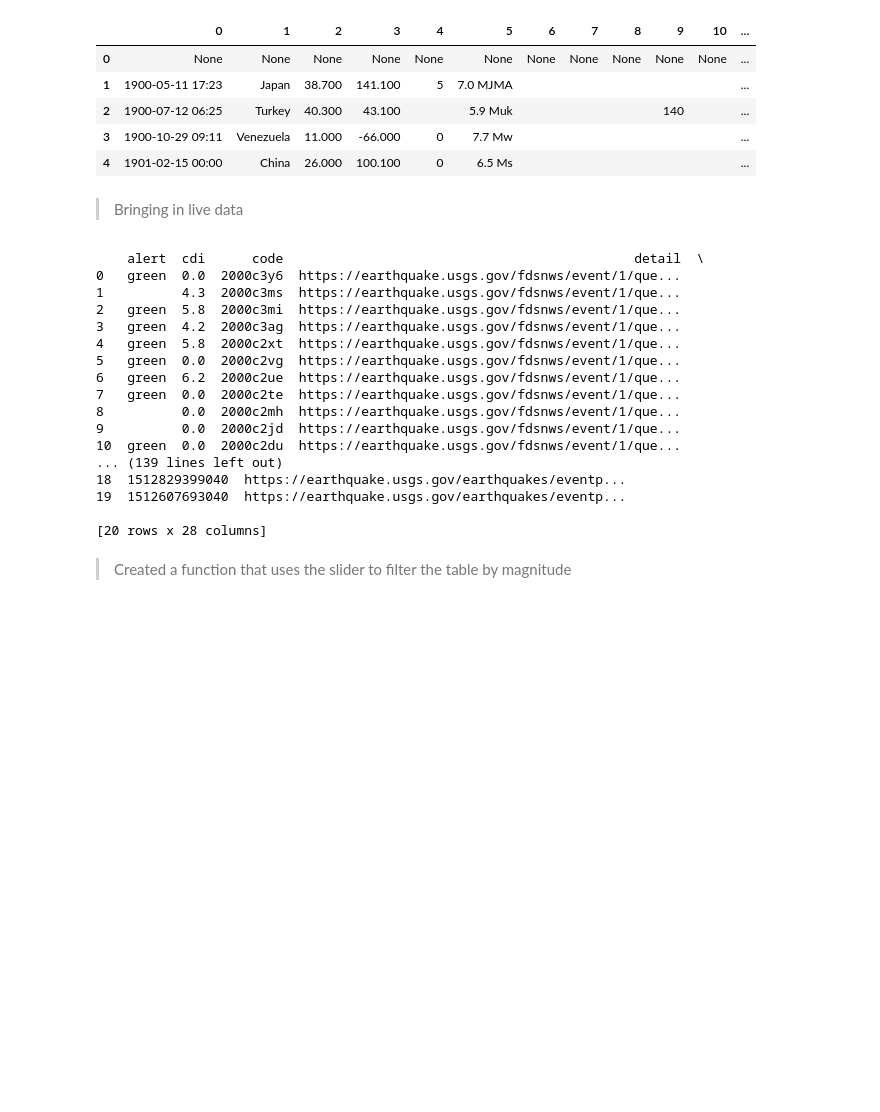
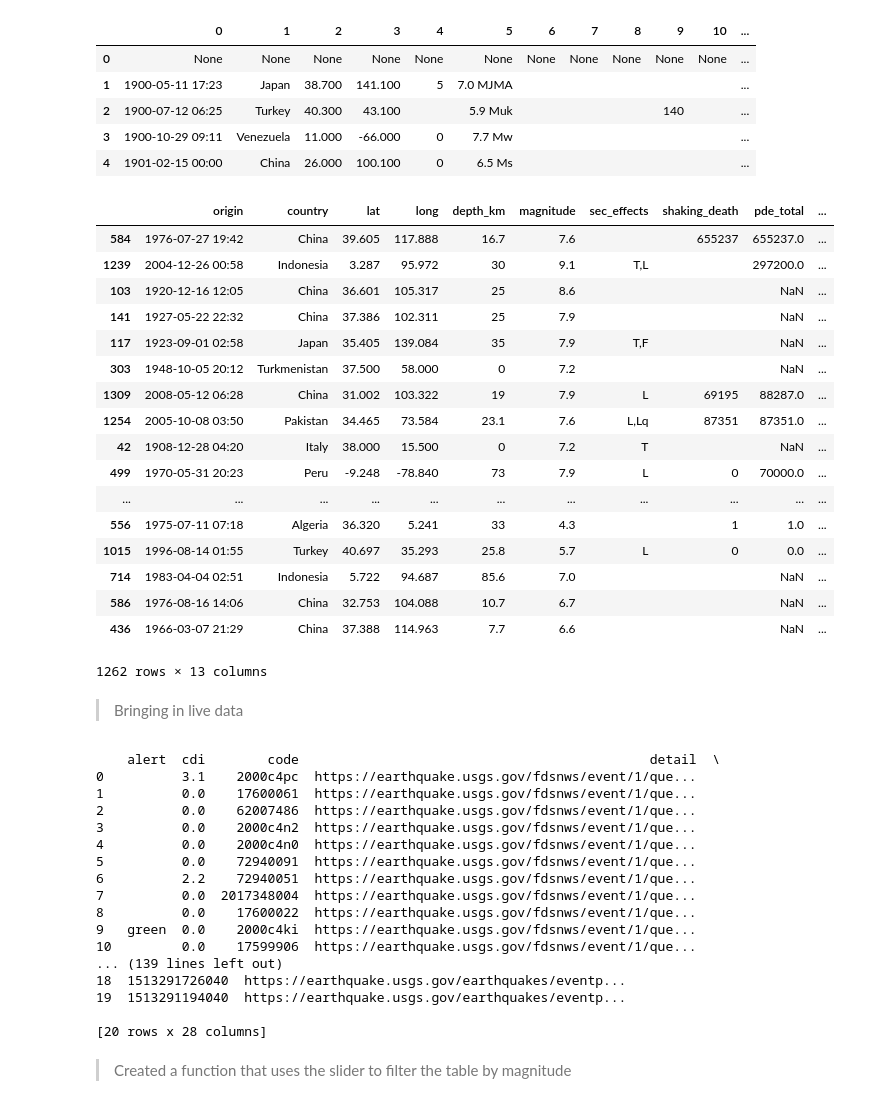
Before and after one commit to shrutijalewar/data-question-3-xtreme-united, a Jupyter notebook: Question 3.ipynb, the cells around one changed output. Cells and saved outputs as stored; diff of their text form; code cells hidden in the pictures; blank space fills up the shorter version.

```diff
--- a/Question 3.ipynb
+++ b/Question 3.ipynb
@@ -126,6 +126,27 @@ eq_df= eq_df.dropna(subset=['lat','long','deaths'])
 float_convert(eq_df, 'lat')
 float_convert(eq_df, 'long')
 float_convert(eq_df, 'deaths')
+# %%
+eq_df.sort_values(by='deaths', ascending=False)
+# %% [output]
+|  | origin | country | lat | long | depth_km | magnitude | sec_effects | shaking_death | pde_total | ... |
+| 584 | 1976-07-27 19:42 | China | 39.605 | 117.888 | 16.7 | 7.6 |  | 655237 | 655237.0 | ... |
+| 1239 | 2004-12-26 00:58 | Indonesia | 3.287 | 95.972 | 30 | 9.1 | T,L |  | 297200.0 | ... |
+| 103 | 1920-12-16 12:05 | China | 36.601 | 105.317 | 25 | 8.6 |  |  | NaN | ... |
+| 141 | 1927-05-22 22:32 | China | 37.386 | 102.311 | 25 | 7.9 |  |  | NaN | ... |
+| 117 | 1923-09-01 02:58 | Japan | 35.405 | 139.084 | 35 | 7.9 | T,F |  | NaN | ... |
+| 303 | 1948-10-05 20:12 | Turkmenistan | 37.500 | 58.000 | 0 | 7.2 |  |  | NaN | ... |
+| 1309 | 2008-05-12 06:28 | China | 31.002 | 103.322 | 19 | 7.9 | L | 69195 | 88287.0 | ... |
+| 1254 | 2005-10-08 03:50 | Pakistan | 34.465 | 73.584 | 23.1 | 7.6 | L,Lq | 87351 | 87351.0 | ... |
+| 42 | 1908-12-28 04:20 | Italy | 38.000 | 15.500 | 0 | 7.2 | T |  | NaN | ... |
+| 499 | 1970-05-31 20:23 | Peru | -9.248 | -78.840 | 73 | 7.9 | L | 0 | 70000.0 | ... |
+| ... | ... | ... | ... | ... | ... | ... | ... | ... | ... | ... |
+| 556 | 1975-07-11 07:18 | Algeria | 36.320 | 5.241 | 33 | 4.3 |  | 1 | 1.0 | ... |
+| 1015 | 1996-08-14 01:55 | Turkey | 40.697 | 35.293 | 25.8 | 5.7 | L | 0 | 0.0 | ... |
+| 714 | 1983-04-04 02:51 | Indonesia | 5.722 | 94.687 | 85.6 | 7.0 |  |  | NaN | ... |
+| 586 | 1976-08-16 14:06 | China | 32.753 | 104.088 | 10.7 | 6.7 |  |  | NaN | ... |
+| 436 | 1966-03-07 21:29 | China | 37.388 | 114.963 | 7.7 | 6.6 |  |  | NaN | ... |
+1262 rows × 13 columns
 # %%
 ## Converting wikipedia data to Geopandas
 
@@ -138,7 +159,7 @@ eq_df = GeoDataFrame(eq_df, crs=crs, geometry=geometry)
 # %%
 ## API site: https://earthquake.usgs.gov/fdsnws/event/1/#format-geojson
 
-url = 'https://earthquake.usgs.gov/fdsnws/event/1/query?format=geojson&minmagnitude=5.0&orderby=time&limit=5000'
+url = 'https://earthquake.usgs.gov/fdsnws/event/1/query?format=geojson&minmagnitude=2.0&orderby=time&limit=5000'
 request = requests.get(url)
 b = bytes(request.content)
 with fiona.BytesCollection(b) as f:
@@ -146,21 +167,21 @@ with fiona.BytesCollection(b) as f:
     gdf = gpd.GeoDataFrame.from_features(f, crs=crs)
     print(gdf.head(20))
 # %% [output]
-    alert  cdi      code                                             detail  \
-0   green  0.0  2000c3y6  https://earthquake.usgs.gov/fdsnws/event/1/que...
-1          4.3  2000c3ms  https://earthquake.usgs.gov/fdsnws/event/1/que...
-2   green  5.8  2000c3mi  https://earthquake.usgs.gov/fdsnws/event/1/que...
-3   green  4.2  2000c3ag  https://earthquake.usgs.gov/fdsnws/event/1/que...
-4   green  5.8  2000c2xt  https://earthquake.usgs.gov/fdsnws/event/1/que...
-5   green  0.0  2000c2vg  https://earthquake.usgs.gov/fdsnws/event/1/que...
-6   green  6.2  2000c2ue  https://earthquake.usgs.gov/fdsnws/event/1/que...
-7   green  0.0  2000c2te  https://earthquake.usgs.gov/fdsnws/event/1/que...
-8          0.0  2000c2mh  https://earthquake.usgs.gov/fdsnws/event/1/que...
-9          0.0  2000c2jd  https://earthquake.usgs.gov/fdsnws/event/1/que...
-10  green  0.0  2000c2du  https://earthquake.usgs.gov/fdsnws/event/1/que...
+    alert  cdi        code                                             detail  \
+0          3.1    2000c4pc  https://earthquake.usgs.gov/fdsnws/event/1/que...
+1          0.0    17600061  https://earthquake.usgs.gov/fdsnws/event/1/que...
+2          0.0    62007486  https://earthquake.usgs.gov/fdsnws/event/1/que...
+3          0.0    2000c4n2  https://earthquake.usgs.gov/fdsnws/event/1/que...
+4          0.0    2000c4n0  https://earthquake.usgs.gov/fdsnws/event/1/que...
+5          0.0    72940091  https://earthquake.usgs.gov/fdsnws/event/1/que...
+6          2.2    72940051  https://earthquake.usgs.gov/fdsnws/event/1/que...
+7          0.0  2017348004  https://earthquake.usgs.gov/fdsnws/event/1/que...
+8          0.0    17600022  https://earthquake.usgs.gov/fdsnws/event/1/que...
+9   green  0.0    2000c4ki  https://earthquake.usgs.gov/fdsnws/event/1/que...
+10         0.0    17599906  https://earthquake.usgs.gov/fdsnws/event/1/que...
 ... (139 lines left out)
-18  1512829399040  https://earthquake.usgs.gov/earthquakes/eventp...
-19  1512607693040  https://earthquake.usgs.gov/earthquakes/eventp...
+18  1513291726040  https://earthquake.usgs.gov/earthquakes/eventp...
+19  1513291194040  https://earthquake.usgs.gov/earthquakes/eventp...
 
 [20 rows x 28 columns]
 # %%
```
Also changed, not shown: parts of 7 cells of this notebook, 7 other files.
